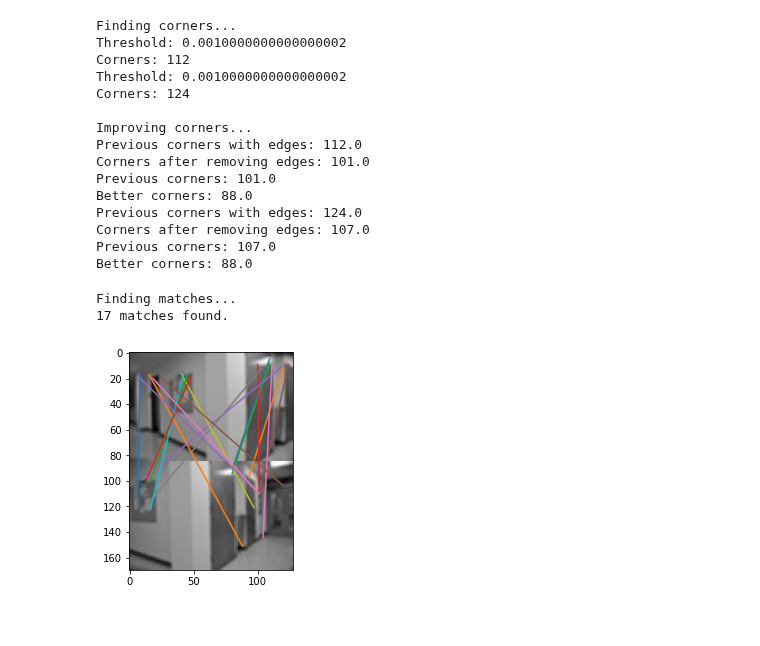
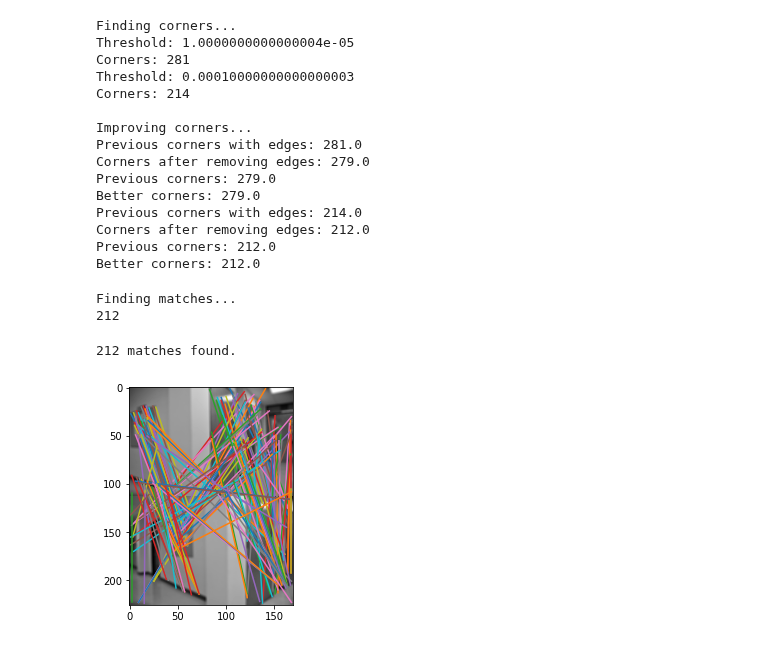
Before and after one commit to Tsmorz/computer-vision, a Jupyter notebook: Project 2/Harris Corner Matching.ipynb, the cells around one changed output. Saved outputs shown, nothing was run; the diff lists cells and outputs as text; code cells hidden in the pictures.

Commit message:
image to image patch NCC

```diff
--- a/Project 2/Harris Corner Matching.ipynb
+++ b/Project 2/Harris Corner Matching.ipynb
@@ -320,19 +326,21 @@ def patch2patch(corners1,corners2,width,num_matches):
 
     return matches
 # %%
-reduce = 4
+reduce = 3
 blur = 3
 
 # Load image1
 file = 'DanaHallWay1/DSC_0281.JPG'
 image = Image.open(file)
+# Reduce resolution
+image1 = reduceRes(image,reduce)
+# Convert to grayscale
+gray1 = rgb2gray(image1)
 
+# Load image2
+file = 'DanaHallWay1/DSC_0282.JPG'
+image = Image.open(file)
 # Reduce resolution
-image = reduceRes(image,reduce)
-
+image2 = reduceRes(image,reduce)
 # Convert to grayscale
-gray = rgb2gray(image)
-
-# Smooth image
-im1 = boxFilter(gray,blur)
-plt.imshow(im1)
+gray2 = rgb2gray(image2)
@@ -358,0 +347,8 @@ plt.imshow(im2)
+# %%
+# Smooth image
+im1 = boxFilter(gray1,blur)
+im2 = boxFilter(gray2,blur)
+
+plt.imshow(im1,cmap='gray')
+plt.show()
+plt.imshow(im2,cmap='gray')
@@ -366,36 +366,38 @@ print()
 
 # Improve corners
 print('Improving corners...')
-width = 7
-num_corners = 2
+width = 3
+num_corners = 1
 better_corners1 = neighboringCorner(corners1,width,num_corners)
 better_corners2 = neighboringCorner(corners2,width,num_corners)
 # %% [output]
 Finding corners...
-Threshold: 0.0010000000000000002
-Corners: 112
-Threshold: 0.0010000000000000002
-Corners: 124
+Threshold: 1.0000000000000004e-05
+Corners: 281
+Threshold: 0.00010000000000000003
+Corners: 214
 
 Improving corners...
-Previous corners with edges: 112.0
-Corners after removing edges: 101.0
-Previous corners: 101.0
-Better corners: 88.0
-Previous corners with edges: 124.0
-Corners after removing edges: 107.0
-Previous corners: 107.0
-Better corners: 88.0
+Previous corners with edges: 281.0
+Corners after removing edges: 279.0
+Previous corners: 279.0
+Better corners: 279.0
+Previous corners with edges: 214.0
+Corners after removing edges: 212.0
+Previous corners: 212.0
+Better corners: 212.0
 # %%
 # Find matches
 print('Finding matches...')
-num_matches = np.int(np.floor(better_corners1.shape[0]/5))
-matches = patch2patch(better_corners1,better_corners2,width,num_matches)
-print(np.int(np.floor(better_corners1.shape[0]/5)),'matches found.')
+num_matches = np.sum(better_corners2>0)
+print(num_matches)
+matches = patch2patchV2(im2,im1,better_corners2,better_corners1,width,num_matches)
+print(matches.shape[0],'matches found.')
 # %% [output]
 Finding matches...
-17 matches found.
+212
+212 matches found.
 # %%
-drawLines(im1,im2,matches,0.0)
+drawLines(im2,im1,matches,0.999)
 # %% [output]
-[figure, old version]
+[figure, new version]
```
Also changed, not shown: parts of 5 cells of this notebook, 1 other file.
